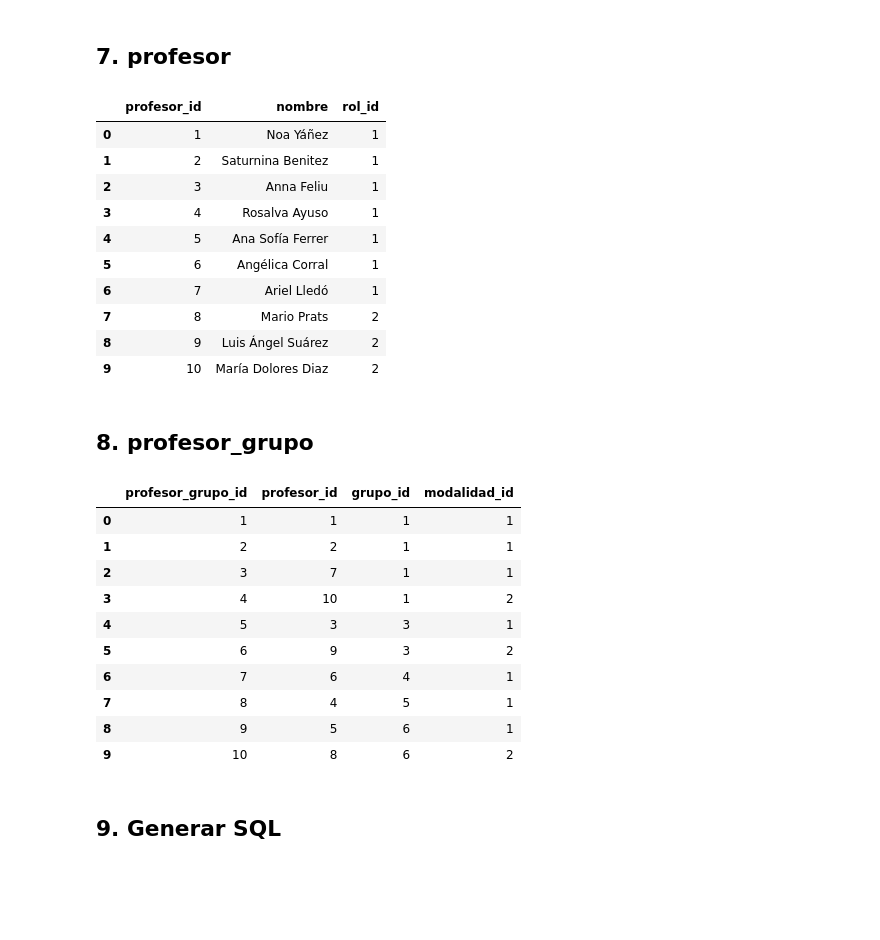
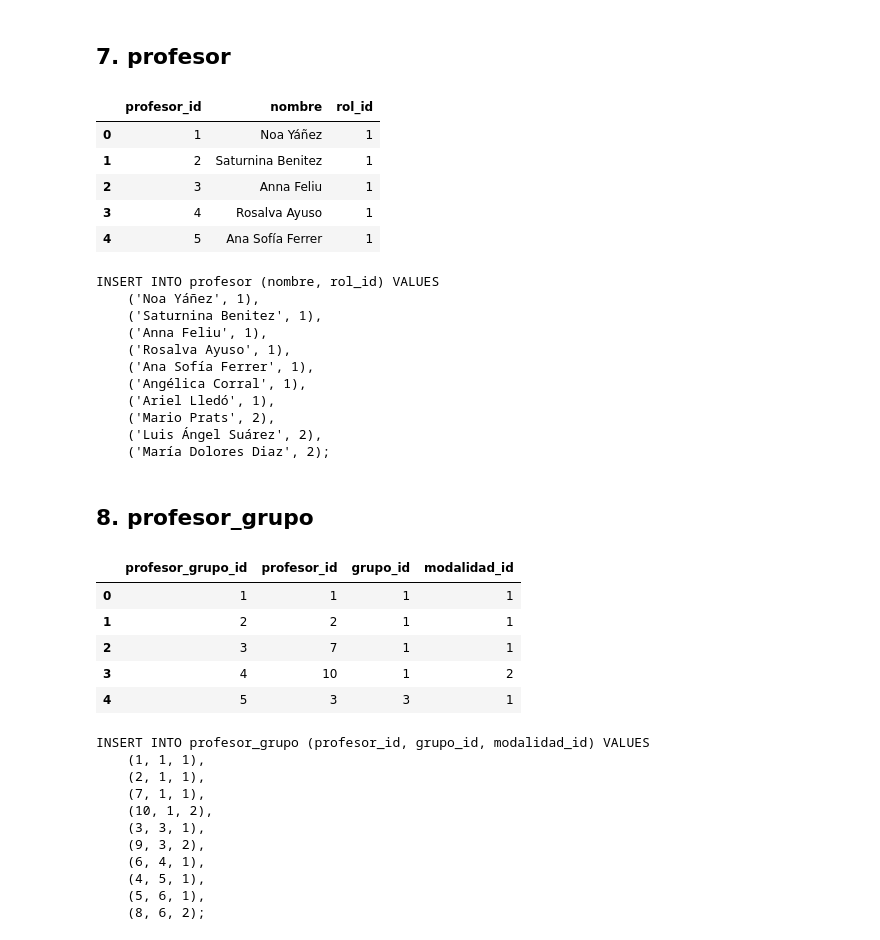
Before and after one commit to Lemnosos/practica_mixta, a Jupyter notebook: notebooks/generate_inserts.ipynb, the cells around one changed output. Cells and saved outputs as stored; diff of their text form; code cells hidden in the pictures; blank space fills up the shorter version.

```diff
--- a/notebooks/generate_inserts.ipynb
+++ b/notebooks/generate_inserts.ipynb
@@ -111,9 +147,9 @@ Los grupos se derivan tanto de los CSV de estudiantes como de `claustro.csv`
 (hay grupos asignados a profesores sin estudiantes en los CSV).
 # %%
 # Mapa promocion → fecha_inicio (para grupos que solo aparecen en claustro)
-fecha_map = all_est.groupby('Promocion')['Fecha_comienzo'].first().to_dict()
+fecha_map = all_estudiante.groupby('Promocion')['Fecha_comienzo'].first().to_dict()
 
-grupos_est  = all_est[['Campus', 'Vertical', 'Promocion', 'Fecha_comienzo']].drop_duplicates()
+grupos_est  = all_estudiante[['Campus', 'Vertical', 'Promocion', 'Fecha_comienzo']].drop_duplicates()
 grupos_prof = (
     claustro[['Campus', 'Vertical', 'Promocion']]
     .drop_duplicates()
@@ -123,18 +159,18 @@ grupos_prof = (
 grupo = (
     pd.concat([grupos_est, grupos_prof], ignore_index=True)
     .drop_duplicates(subset=['Campus', 'Vertical', 'Promocion'])
-    .merge(campus.rename(columns={'nombre': 'Campus'}),       on='Campus')
-    .merge(vertical.rename(columns={'nombre': 'Vertical'}),   on='Vertical')
-    .merge(promocion.rename(columns={'nombre': 'Promocion'}),  on='Promocion')
+    .merge(campus,    left_on='Campus',    right_on='campus')
+    .merge(vertical,  left_on='Vertical',  right_on='vertical')
+    .merge(promocion, left_on='Promocion', right_on='promocion')
     .sort_values(['vertical_id', 'campus_id', 'promocion_id'])
     .reset_index(drop=True)
 )
 grupo.insert(0, 'grupo_id', range(1, len(grupo) + 1))
 grupo = grupo[['grupo_id', 'campus_id', 'vertical_id', 'promocion_id', 'Fecha_comienzo']]
 grupo = grupo.rename(columns={'Fecha_comienzo': 'fecha_inicio'})
-grupo['fecha_inicio'] = grupo['fecha_inicio'].dt.strftime('%Y-%m-%d')
 
 display(grupo)
+print_insert('grupo', grupo, ['campus_id', 'vertical_id', 'promocion_id', 'fecha_inicio'])
 # %% [output]
 |  | grupo_id | campus_id | vertical_id | promocion_id | fecha_inicio |
 | 0 | 1 | 1 | 1 | 1 | 2023-09-18 |
@@ -232,7 +293,7 @@ display(calificacion)
 # %%
 profesor = (
     claustro
-    .merge(rol.rename(columns={'nombre': 'Rol'}), on='Rol')
+    .merge(rol, left_on='Rol', right_on='rol')
     [['Nombre', 'rol_id']]
     .rename(columns={'Nombre': 'nombre'})
     .drop_duplicates('nombre')
@@ -240,7 +301,8 @@ profesor = (
 )
 profesor.insert(0, 'profesor_id', range(1, len(profesor) + 1))
 
-display(profesor)
+display(profesor.head(5))
+print_insert('profesor', profesor, ['nombre', 'rol_id'])
 # %% [output]
 |  | profesor_id | nombre | rol_id |
 | 0 | 1 | Noa Yáñez | 1 |
@@ -248,43 +310,54 @@ display(profesor)
 | 2 | 3 | Anna Feliu | 1 |
 | 3 | 4 | Rosalva Ayuso | 1 |
 | 4 | 5 | Ana Sofía Ferrer | 1 |
-| 5 | 6 | Angélica Corral | 1 |
-| 6 | 7 | Ariel Lledó | 1 |
-| 7 | 8 | Mario Prats | 2 |
-| 8 | 9 | Luis Ángel Suárez | 2 |
-| 9 | 10 | María Dolores Diaz | 2 |
+INSERT INTO profesor (nombre, rol_id) VALUES
+    ('Noa Yáñez', 1),
+    ('Saturnina Benitez', 1),
+    ('Anna Feliu', 1),
+    ('Rosalva Ayuso', 1),
+    ('Ana Sofía Ferrer', 1),
+    ('Angélica Corral', 1),
+    ('Ariel Lledó', 1),
+    ('Mario Prats', 2),
+    ('Luis Ángel Suárez', 2),
+    ('María Dolores Diaz', 2);
 # %% [markdown]
 ## 8. profesor_grupo
 # %%
 profesor_grupo = (
     claustro
-    .merge(profesor.rename(columns={'nombre': 'Nombre'}),     on='Nombre')
-    .merge(vertical.rename(columns={'nombre': 'Vertical'}),   on='Vertical')
-    .merge(promocion.rename(columns={'nombre': 'Promocion'}),  on='Promocion')
-    .merge(campus.rename(columns={'nombre': 'Campus'}),       on='Campus')
+    .merge(profesor.rename(columns={'nombre': 'Nombre'}), on='Nombre')
+    .merge(vertical,  left_on='Vertical',  right_on='vertical')
+    .merge(promocion, left_on='Promocion', right_on='promocion')
+    .merge(campus,    left_on='Campus',    right_on='campus')
     .merge(
         grupo[['grupo_id', 'campus_id', 'vertical_id', 'promocion_id']],
         on=['campus_id', 'vertical_id', 'promocion_id']
     )
-    .merge(modalidad.rename(columns={'nombre': 'Modalidad'}),  on='Modalidad')
+    .merge(modalidad, left_on='Modalidad', right_on='modalidad')
     [['profesor_id', 'grupo_id', 'modalidad_id']]
     .sort_values(['grupo_id', 'profesor_id'])
     .reset_index(drop=True)
 )
 profesor_grupo.insert(0, 'profesor_grupo_id', range(1, len(profesor_grupo) + 1))
 
-display(profesor_grupo)
+display(profesor_grupo.head(5))
+print_insert('profesor_grupo', profesor_grupo, ['profesor_id', 'grupo_id', 'modalidad_id'])
 # %% [output]
 |  | profesor_grupo_id | profesor_id | grupo_id | modalidad_id |
 | 0 | 1 | 1 | 1 | 1 |
 | 1 | 2 | 2 | 1 | 1 |
 | 2 | 3 | 7 | 1 | 1 |
 | 3 | 4 | 10 | 1 | 2 |
 | 4 | 5 | 3 | 3 | 1 |
-| 5 | 6 | 9 | 3 | 2 |
-| 6 | 7 | 6 | 4 | 1 |
-| 7 | 8 | 4 | 5 | 1 |
-| 8 | 9 | 5 | 6 | 1 |
-| 9 | 10 | 8 | 6 | 2 |
+INSERT INTO profesor_grupo (profesor_id, grupo_id, modalidad_id) VALUES
+    (1, 1, 1),
+    (2, 1, 1),
+    (7, 1, 1),
+    (10, 1, 2),
+    (3, 3, 1),
+    (9, 3, 2),
+    (6, 4, 1),
+    (4, 5, 1),
+    (5, 6, 1),
+    (8, 6, 2);
-# %% [markdown]
-## 9. Generar SQL
```
Also changed, not shown: parts of 8 cells of this notebook, 1 other file.
